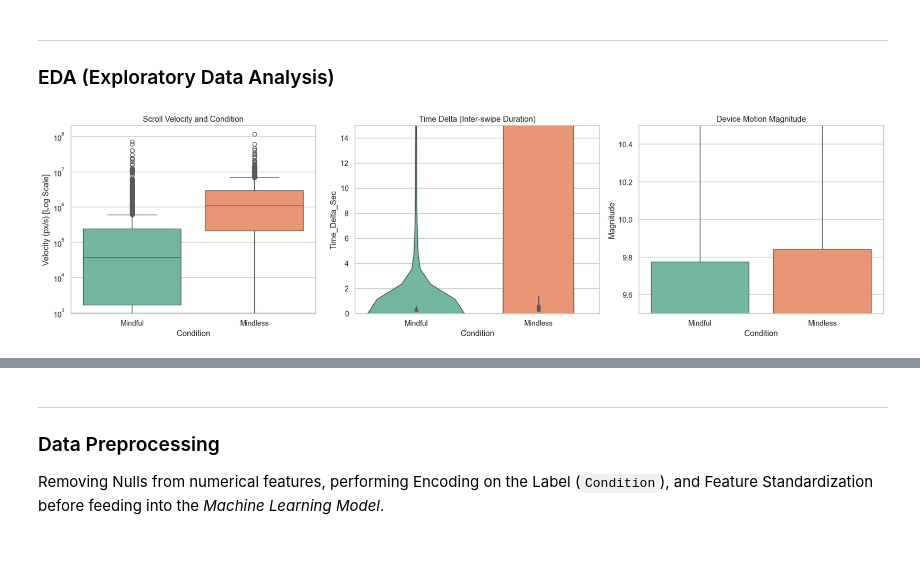
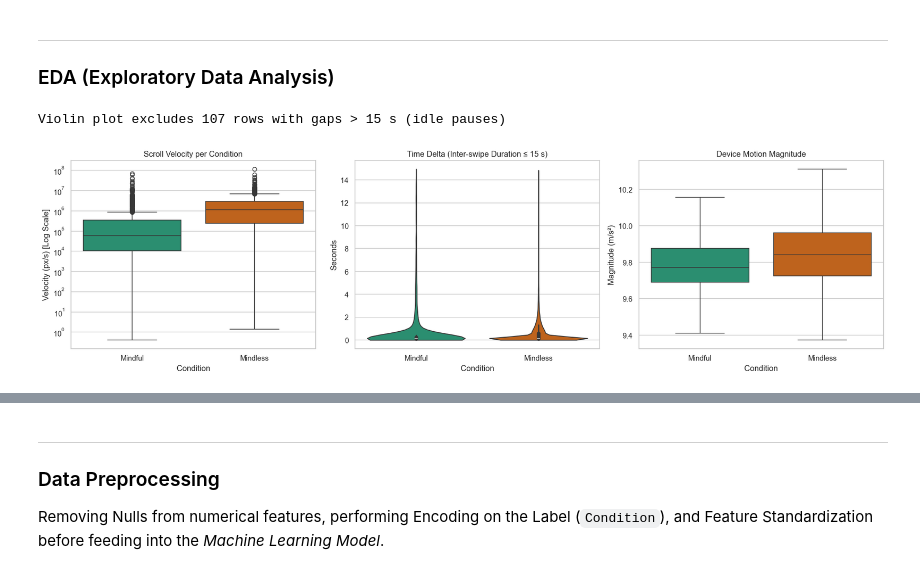
Before and after one commit to Research-Method-13/data-processing, a Jupyter notebook: main.ipynb, the cells around one changed output, grey strips where cells are left out. Saved outputs shown, nothing was run; the diff lists cells and outputs as text; code cells hidden in the pictures.

```diff
--- a/main.ipynb
+++ b/main.ipynb
@@ -16,6 +16,11 @@ warnings.filterwarnings('ignore')
 # 1. Load Master Data
 touch_df = pd.read_csv('master/Master_TouchLog_All.csv')
 sensor_df = pd.read_csv('master/Master_SensorLog_All.csv')
+
+# Keep accelerometer rows only: GYRO magnitude is angular velocity in rad/s (~0.001),
+# not m/s^2, so mixing sensor types corrupts Magnitude and gives NaN Pitch/Roll
+# whenever a gyro row happens to be the nearest match in the merge below.
+sensor_df = sensor_df[sensor_df['Sensor_Type'] == 'ACCEL']
 
 # Clean and sort by Timestamp for accurate merging
 touch_df = touch_df.dropna(subset=['Timestamp']).sort_values('Timestamp')
@@ -51,26 +56,42 @@ Total rows after merging: 15884
 # %%
 sns.set_theme(style="whitegrid")
 plt.rcParams.update({'font.size': 12, 'figure.dpi': 120})
 
+# Fixed color per condition (colorblind-safe pair), reused by every plot below
+PALETTE = {'Mindful': '#1b9e77', 'Mindless': '#d95f02'}
+
 fig, axes = plt.subplots(1, 3, figsize=(18, 5))
 
-# Plot 1: Scroll Velocity
-sns.boxplot(data=df_merged, x='Condition', y='Scroll_Velocity', palette='Set2', ax=axes[0])
-axes[0].set_title('Scroll Velocity and Condition')
-axes[0].set_yscale('log') # Because mindless scrolling often has anomalous tails (flicking too fast)
+# Plot 1: Scroll Velocity (log scale requires strictly positive values,
+# zeros are CLICK events / zero-distance scrolls, not real velocities)
+vel = df_merged[df_merged['Scroll_Velocity'] > 0]
+sns.boxplot(data=vel, x='Condition', y='Scroll_Velocity', hue='Condition',
+            palette=PALETTE, legend=False, ax=axes[0])
+axes[0].set_yscale('log')
+axes[0].set_title('Scroll Velocity per Condition')
 axes[0].set_ylabel('Velocity (px/s) [Log Scale]')
 
 # Plot 2: Inter-swipe Duration
-sns.violinplot(data=df_merged, x='Condition', y='Time_Delta_Sec', palette='Set2', ax=axes[1])
-axes[1].set_title('Time Delta (Inter-swipe Duration)')
-axes[1].set_ylim(0, 15)
+# Filter the data instead of clipping with ylim: the KDE must be estimated only on
+# the plotted range, otherwise long idle gaps (minutes) inflate the bandwidth and
+# the violin degenerates into a solid block. cut=0 stops the KDE at the data
+# bounds so the violin cannot extend below 0 seconds.
+td = df_merged[df_merged['Time_Delta_Sec'].between(0, 15)]
+excluded = df_merged['Time_Delta_Sec'].notna().sum() - len(td)
+print(f"Violin plot excludes {excluded} rows with gaps > 15 s (idle pauses)")
+sns.violinplot(data=td, x='Condition', y='Time_Delta_Sec', hue='Condition',
+               palette=PALETTE, legend=False, cut=0, ax=axes[1])
+axes[1].set_title('Time Delta (Inter-swipe Duration ≤ 15 s)')
+axes[1].set_ylabel('Seconds')
 
-# Plot 3: Device Physical Magnitude
-sns.boxplot(data=df_merged, x='Condition', y='Magnitude', palette='Set2', ax=axes[2])
+# Plot 3: Device Physical Magnitude (accelerometer only, clusters around gravity 9.8)
+sns.boxplot(data=df_merged, x='Condition', y='Magnitude', hue='Condition',
+            palette=PALETTE, legend=False, showfliers=False, ax=axes[2])
 axes[2].set_title('Device Motion Magnitude')
-axes[2].set_ylim(9.5, 10.5) # Focus near gravity 9.8
+axes[2].set_ylabel('Magnitude (m/s²)')
 
 plt.tight_layout()
 plt.show()
 # %% [output]
+Violin plot excludes 107 rows with gaps > 15 s (idle pauses)
-[figure, old version]
+[figure, new version]
```
Also changed, not shown: parts of 8 cells of this notebook, 1 other file.
